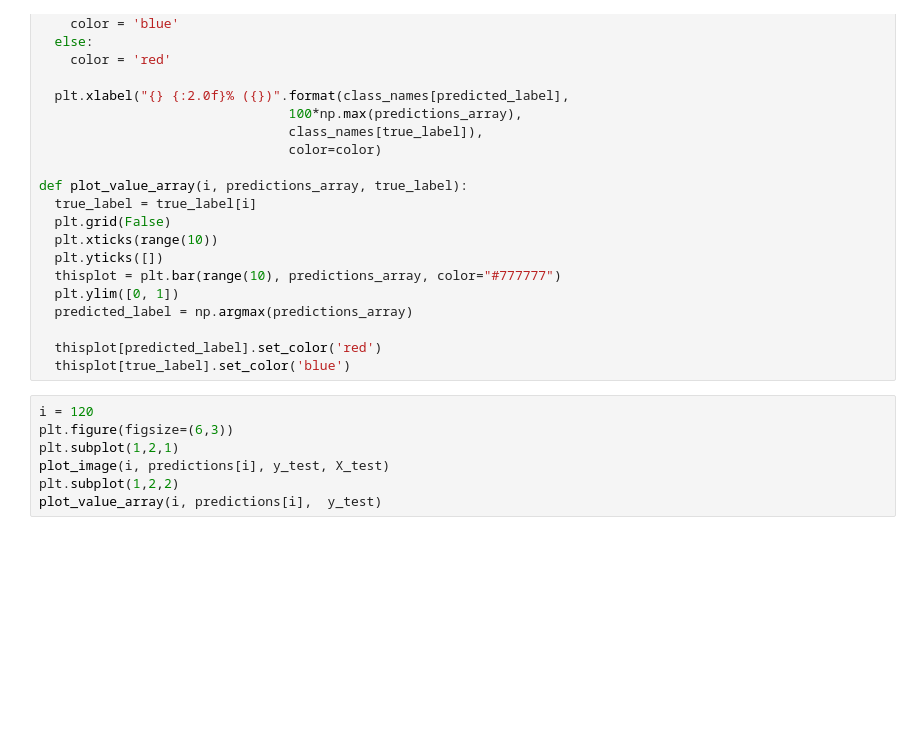
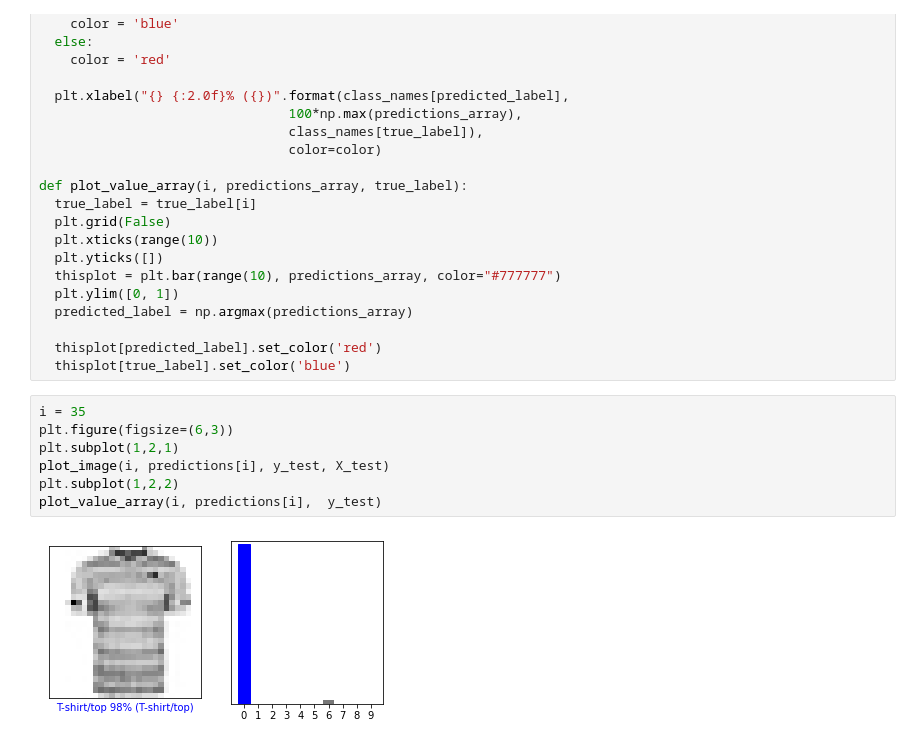
Before and after one commit to gsamuel85/ai-afterworks, a Jupyter notebook: demo-images.ipynb, the cells around one changed output. Drawn from its saved outputs; the diff is of its cells as text; blank space fills up the shorter version.

```diff
--- a/demo-images.ipynb
+++ b/demo-images.ipynb
@@ -79,12 +129,14 @@ def plot_value_array(i, predictions_array, true_label):
   thisplot[predicted_label].set_color('red')
   thisplot[true_label].set_color('blue')
 # %%
-i = 120
+i = 35
 plt.figure(figsize=(6,3))
 plt.subplot(1,2,1)
 plot_image(i, predictions[i], y_test, X_test)
 plt.subplot(1,2,2)
 plot_value_array(i, predictions[i],  y_test)
+# %% [output]
+[figure, added]
 # %%
 # Plot the first X test images, their predicted labels, and the true labels.
 # Color correct predictions in blue and incorrect predictions in red.
```
Also changed, not shown: parts of 9 cells of this notebook.
